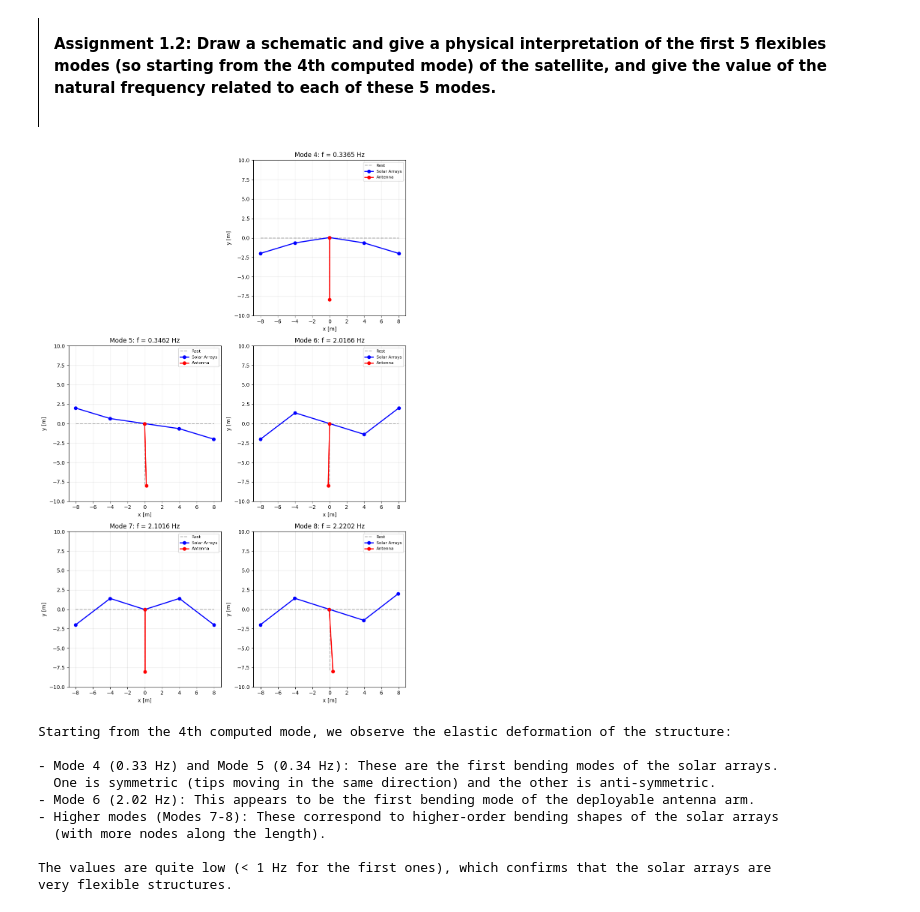
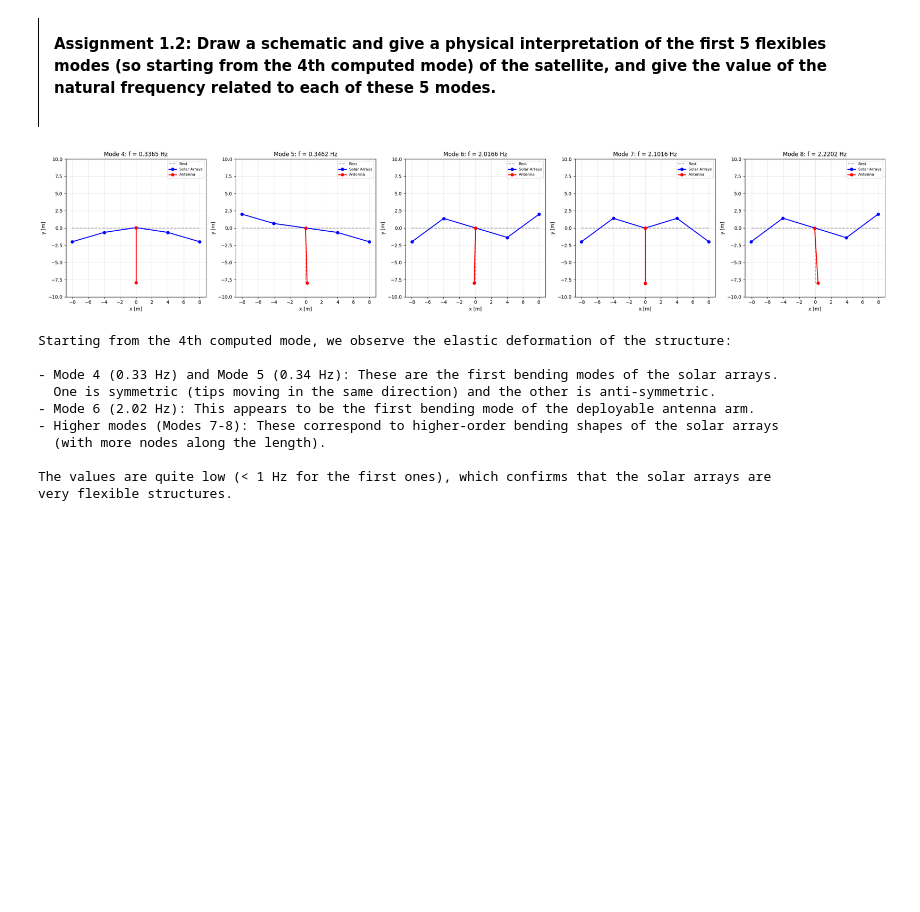
Before and after one commit to mazar3/MA1_MechanicalVibrations, a Jupyter notebook: MECAH411_Project_ZARIOH_Maximilien.ipynb, the cells around one changed output. Drawn from its saved outputs; the diff is of its cells as text; code cells hidden in the pictures; blank space fills up the shorter version.

```diff
--- a/MECAH411_Project_ZARIOH_Maximilien.ipynb
+++ b/MECAH411_Project_ZARIOH_Maximilien.ipynb
@@ -152,9 +152,8 @@ Since the satellite is in orbit and not attached to any ground support (free-fre
 # %%
 # The first 3 modes are rigid body modes
 # Flexible modes start from mode 4 (index 3)
-fig, axes = plt.subplots(3, 2, figsize=(10, 15))
+fig, axes = plt.subplots(1, 5, figsize=(25, 5))
 axes = axes.flatten()
-axes[0].axis('off') # Hide the first subplot
 
 # Define geometry at rest (x and y coordinates)
 # Solar arrays: Tip_Left(-8), Mid_Left(-4), Center(0), Mid_Right(4), Tip_Right(8)
@@ -171,7 +170,7 @@ solar_idx = [4, 3, 1, 5, 6]
 # Plot first 5 flexible modes
 for i in range(5):
     mode_idx = i + 3
-    ax = axes[i + 1]
+    ax = axes[i]
 
     # Get mode shape
     phi = eigenvectors[:, mode_idx]
@@ -182,34 +181,34 @@ for i in range(5):
     # Deformed geometry
     # Solar arrays (y displacement)
     y_solar_def = y_solar + scale * phi[solar_idx]
     # Solar arrays (x displacement follows x_c)
     x_solar_def = x_solar + scale * phi[0]
 
     # Antenna (x moves with x_c and x_a, y moves with y_c and y_a)
     x_ant_def = x_ant + scale * np.array([phi[0], phi[7]])
     y_ant_def = y_ant + scale * np.array([phi[1], phi[8]])
 
     # Plot rest position (dashed)
     ax.plot(x_solar, y_solar, 'k--', alpha=0.3, label='Rest')
     ax.plot(x_ant, y_ant, 'k--', alpha=0.3)
 
     # Plot deformed position (colored)
     ax.plot(x_solar_def, y_solar_def, 'b-o', linewidth=2, label='Solar Arrays')
     ax.plot(x_ant_def, y_ant_def, 'r-o', linewidth=2, label='Antenna')
 
     # Labels
     ax.set_title(f'Mode {mode_idx+1}: f = {f_n[mode_idx]:.4f} Hz')
     ax.set_xlabel('x [m]')
     ax.set_ylabel('y [m]')
     ax.grid(True, alpha=0.3)
     ax.set_ylim([-10, 10]) # Fix scale to see movement
     ax.legend(loc='upper right', fontsize='8', framealpha=0.8)
 
 # Hide empty subplot
 plt.tight_layout()
 plt.show()
 # %% [output]
-[figure, old version]
+[figure, new version]
 # %%
 print("""
 Starting from the 4th computed mode, we observe the elastic deformation of the structure:
```
